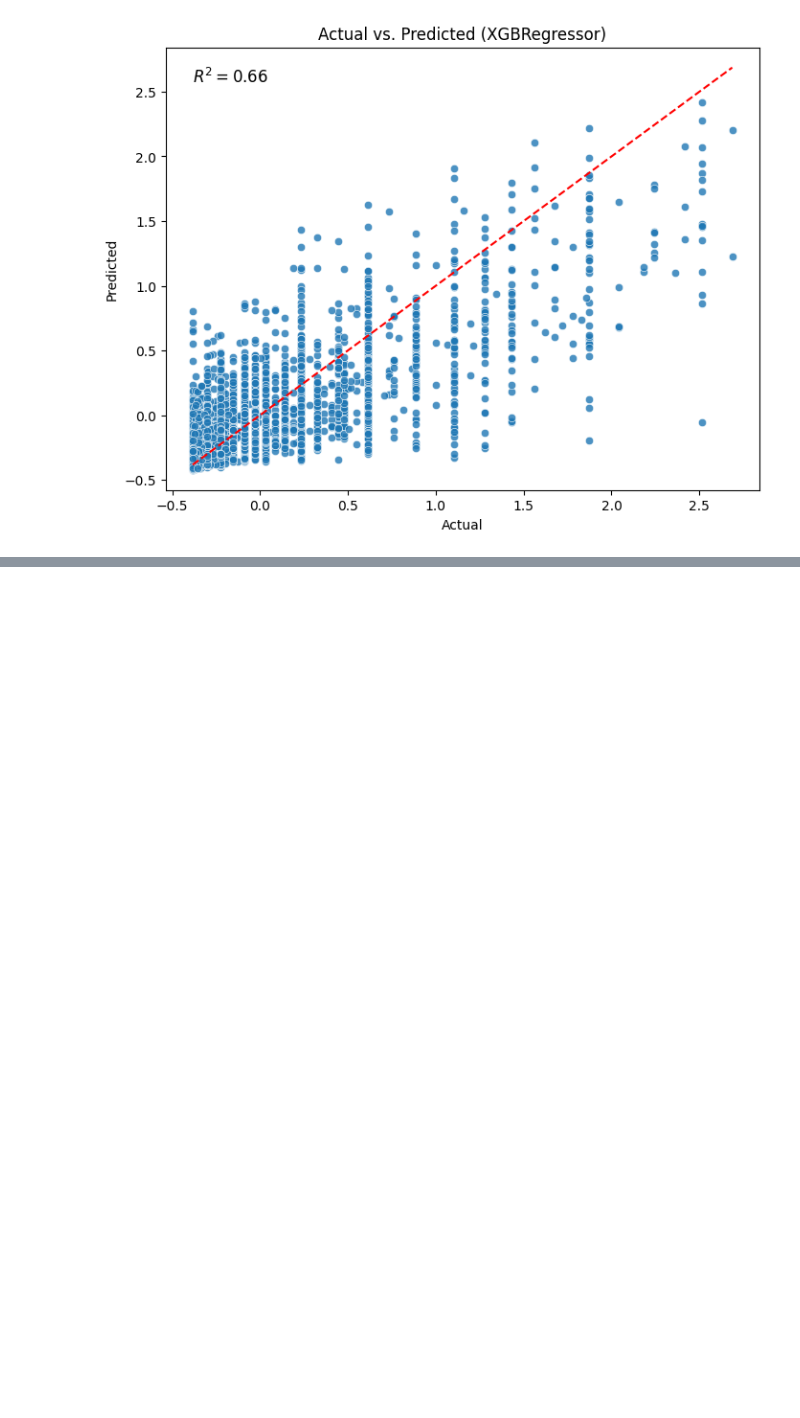
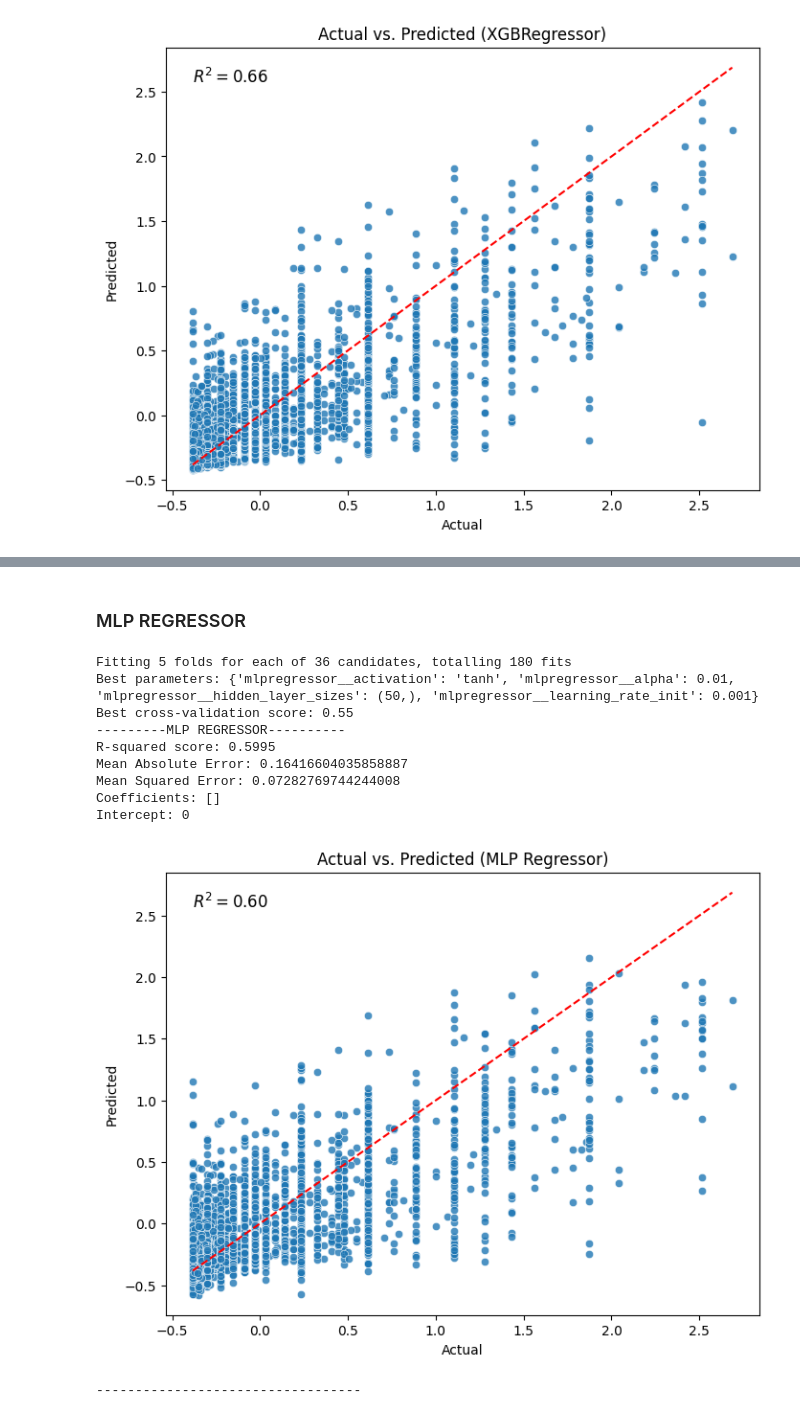
Before and after one commit to mauriliotbs/torontofireincidents, a Jupyter notebook: src/modeling/main_nopipeline.ipynb, the cells around one changed output, grey strips where cells are left out. Saved outputs shown, nothing was run; the diff lists cells and outputs as text; code cells hidden in the pictures; blank space fills up the shorter version.

```diff
--- a/src/modeling/main_nopipeline.ipynb
+++ b/src/modeling/main_nopipeline.ipynb
@@ -526,0 +658,68 @@ Mean Squared Error: 0.06213834505077028
+# %% [markdown]
+### MLP REGRESSOR
+# %%
+from sklearn.neural_network import MLPRegressor
+from sklearn.model_selection import GridSearchCV
+from sklearn.preprocessing import StandardScaler
+from sklearn.pipeline import make_pipeline
+from sklearn.metrics import mean_absolute_error, mean_squared_error, r2_score
+import matplotlib.pyplot as plt
+import seaborn as sns
+
+# Pipeline setup with scaler and MLPRegressor
+pipeline = make_pipeline(StandardScaler(), MLPRegressor(random_state=12))
+
+# Parameter grid for GridSearchCV
+param_grid = {
+    'mlpregressor__hidden_layer_sizes': [(50,), (100,), (50, 50)],
+    'mlpregressor__activation': ['relu', 'tanh'],
+    'mlpregressor__alpha': [0.0001, 0.001, 0.01],
+    'mlpregressor__learning_rate_init': [0.001, 0.01]
+}
+
+# GridSearchCV initialization
+grid_search = GridSearchCV(pipeline, param_grid, cv=5, verbose=1, n_jobs=-1)
+grid_search.fit(X_train, y_train)
+
+# Best model parameters from GridSearchCV
+print("Best parameters:", grid_search.best_params_)
+print("Best cross-validation score: {:.2f}".format(grid_search.best_score_))
+
+# Fit the best model from the grid search
+mlp_best = grid_search.best_estimator_
+mlp_best.fit(X_train, y_train)
+y_pred_mlp = mlp_best.predict(X_test)
+
+# Get results using helper function
+r2_mlp = mlp_best.score(X_test, y_test)
+mae_mlp = mean_absolute_error(y_test, y_pred_mlp)
+mse_mlp = mean_squared_error(y_test, y_pred_mlp)
+
+print("---------MLP REGRESSOR----------")
+print_results(r2_mlp, mae_mlp, mse_mlp, [], 0)
+
+# Function to plot regression results
+def plotRegression(y_test, y_pred, r2, modelName=None):
+    plt.figure(figsize=(8, 6))
+    sns.scatterplot(x=y_test, y=y_pred, alpha=0.8)
+    plt.plot([y_test.min(), y_test.max()], [y_test.min(), y_test.max()], linestyle='--', color='red')
+    plt.title(f'Actual vs. Predicted ({modelName})')
+    plt.xlabel('Actual')
+    plt.ylabel('Predicted')
+    plt.text(y_test.min(), y_test.max(), f'$R^2 = {r2:.2f}$', fontsize=12, verticalalignment='top')
+    plt.show()
+
+plotRegression(y_test, y_pred_mlp, r2_mlp, 'MLP Regressor')
+print("----------------------------------")
+# %% [output]
+Fitting 5 folds for each of 36 candidates, totalling 180 fits
+Best parameters: {'mlpregressor__activation': 'tanh', 'mlpregressor__alpha': 0.01, 'mlpregressor__hidden_layer_sizes': (50,), 'mlpregressor__learning_rate_init': 0.001}
+Best cross-validation score: 0.55
+---------MLP REGRESSOR----------
+R-squared score: 0.5995
+Mean Absolute Error: 0.16416604035858887
+Mean Squared Error: 0.07282769744244008
+Coefficients: []
+Intercept: 0
+[figure, added]
+----------------------------------
```
Also changed, not shown: parts of 7 cells of this notebook.
